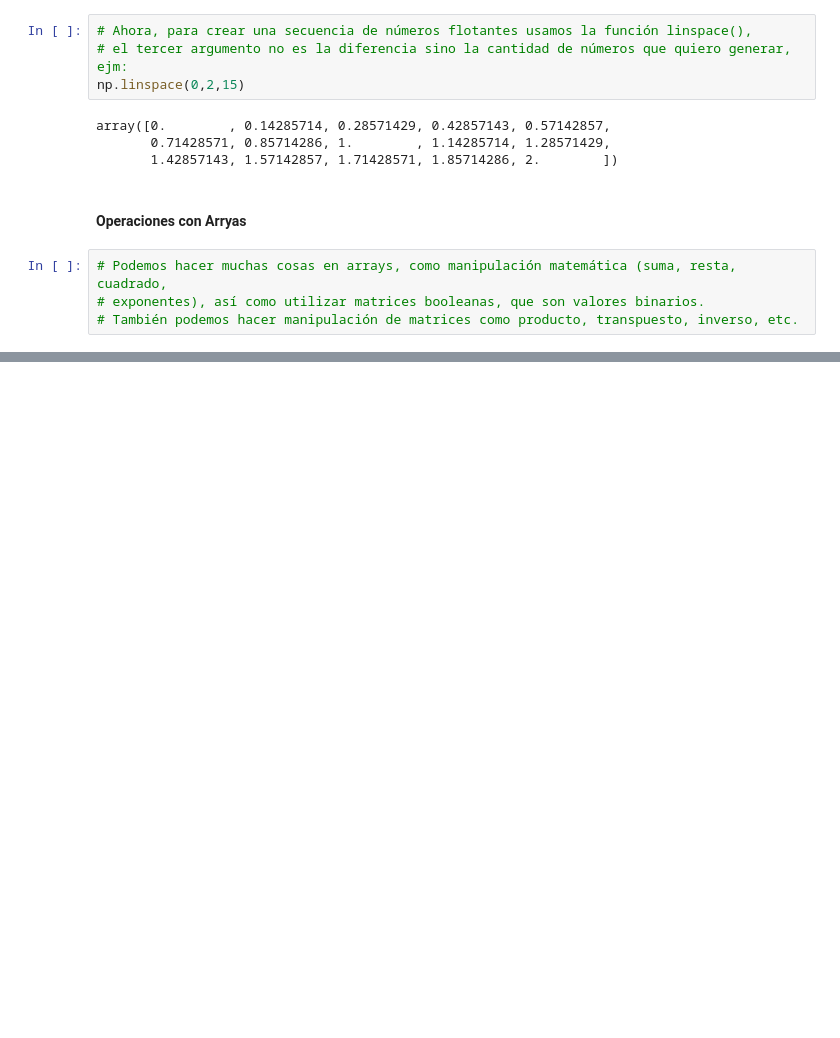
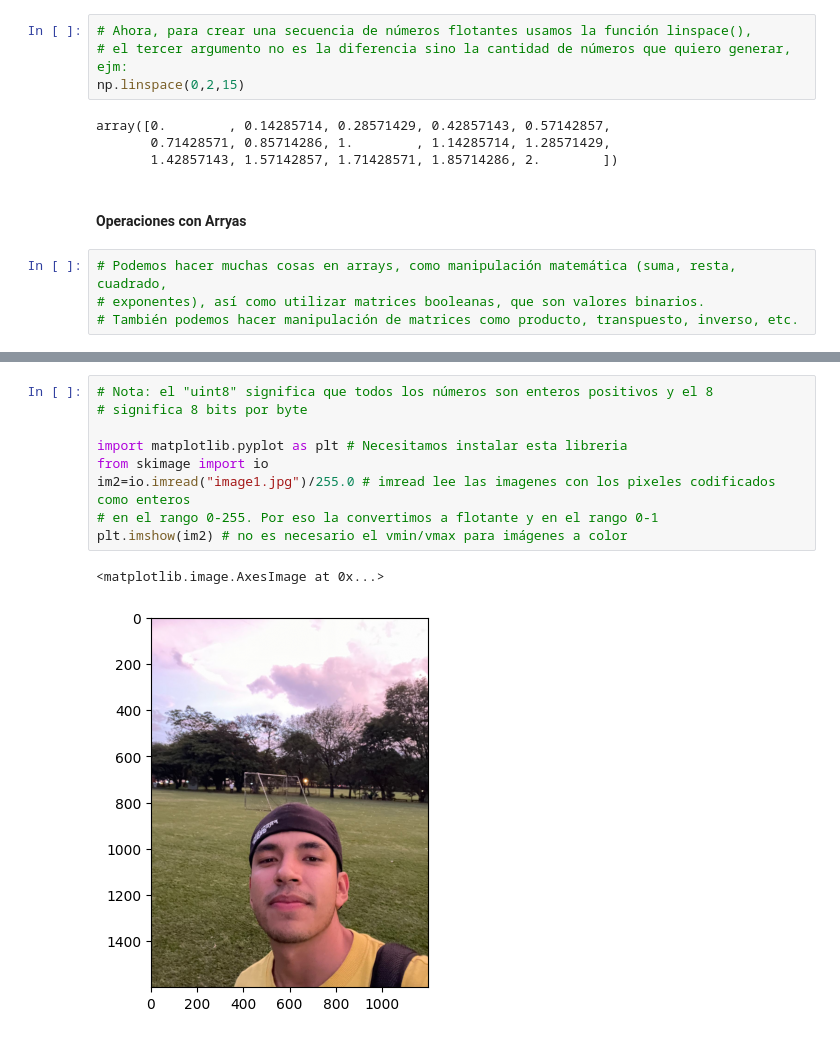
Before and after one commit to Julianh1206/Cursos, a Jupyter notebook: Introduction_to_Data_Science_in_Python.ipynb, the cells around one changed output, grey strips where cells are left out. Saved outputs shown, nothing was run; the diff lists cells and outputs as text; blank space fills up the shorter version.

```diff
--- a/Introduction_to_Data_Science_in_Python.ipynb
+++ b/Introduction_to_Data_Science_in_Python.ipynb
@@ -504,0 +634,12 @@ a*b
+# %%
+# Nota: el "uint8" significa que todos los números son enteros positivos y el 8
+# significa 8 bits por byte
+
+import matplotlib.pyplot as plt # Necesitamos instalar esta libreria
+from skimage import io
+im2=io.imread("image1.jpg")/255.0 # imread lee las imagenes con los pixeles codificados como enteros
+# en el rango 0-255. Por eso la convertimos a flotante y en el rango 0-1
+plt.imshow(im2) # no es necesario el vmin/vmax para imágenes a color
+# %% [output]
+<matplotlib.image.AxesImage at 0x...>
+[figure, added]
```
Also changed, not shown: parts of 14 cells of this notebook.
